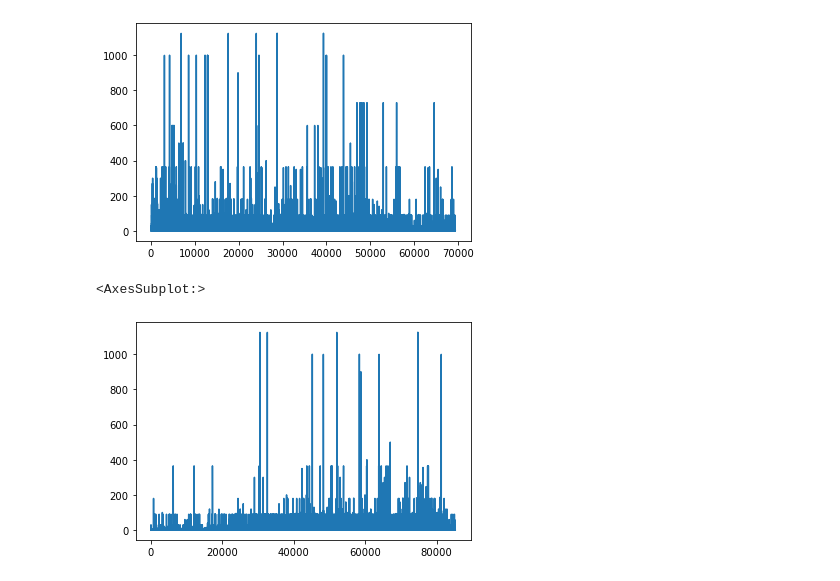
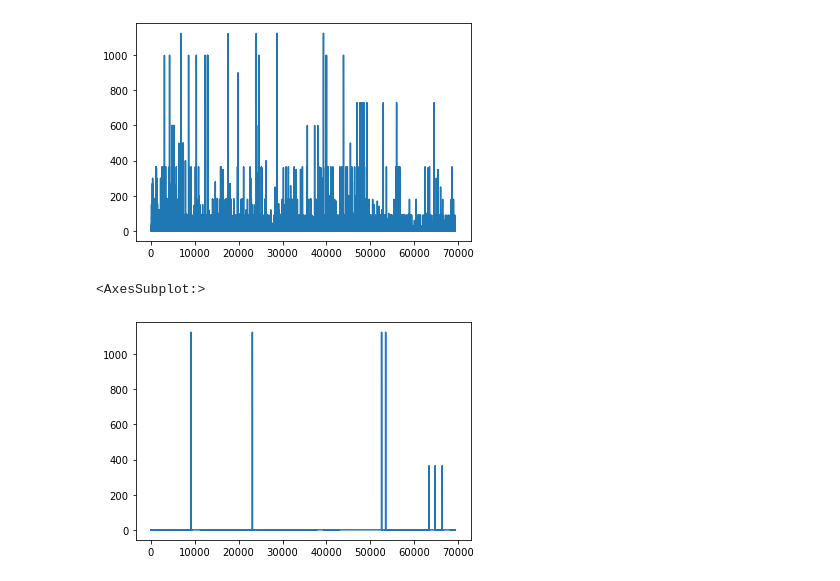
Before and after one commit to JinJiang22/fsds_GroupWork, a Jupyter notebook: Reproducible Analysis.ipynb, the cells around one changed output. Saved outputs shown, nothing was run; the diff lists cells and outputs as text; code cells hidden in the pictures.

```diff
--- a/Reproducible Analysis.ipynb
+++ b/Reproducible Analysis.ipynb
@@ -494,8 +460,8 @@ IA_2022.minimum_minimum_nights.plot.line()
 # %% [output]
 <AxesSubplot:>
 [figure]
-# %%
-df2.minimum_nights.plot.line()
-# %% [output]
-<AxesSubplot:>
-[figure, removed]
+# %%
+df1.longitude.plot.line()
+# %% [output]
+<AxesSubplot:>
+[figure, added]
```
Also changed, not shown: parts of 41 cells of this notebook.
